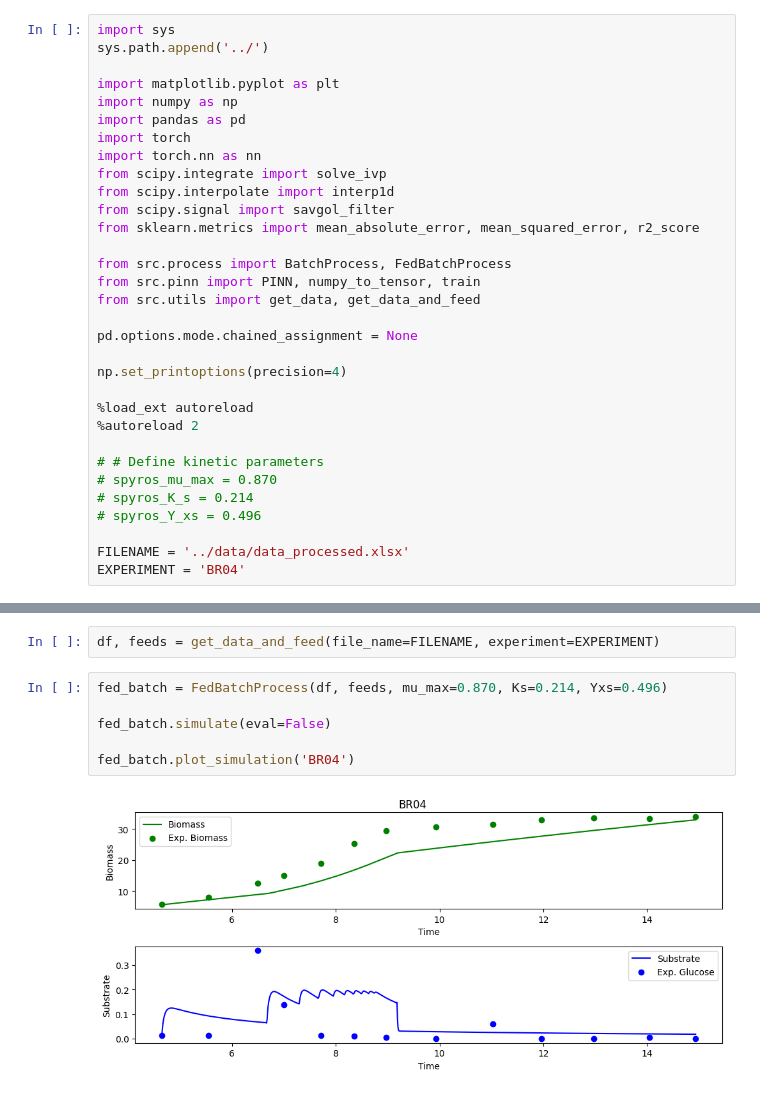
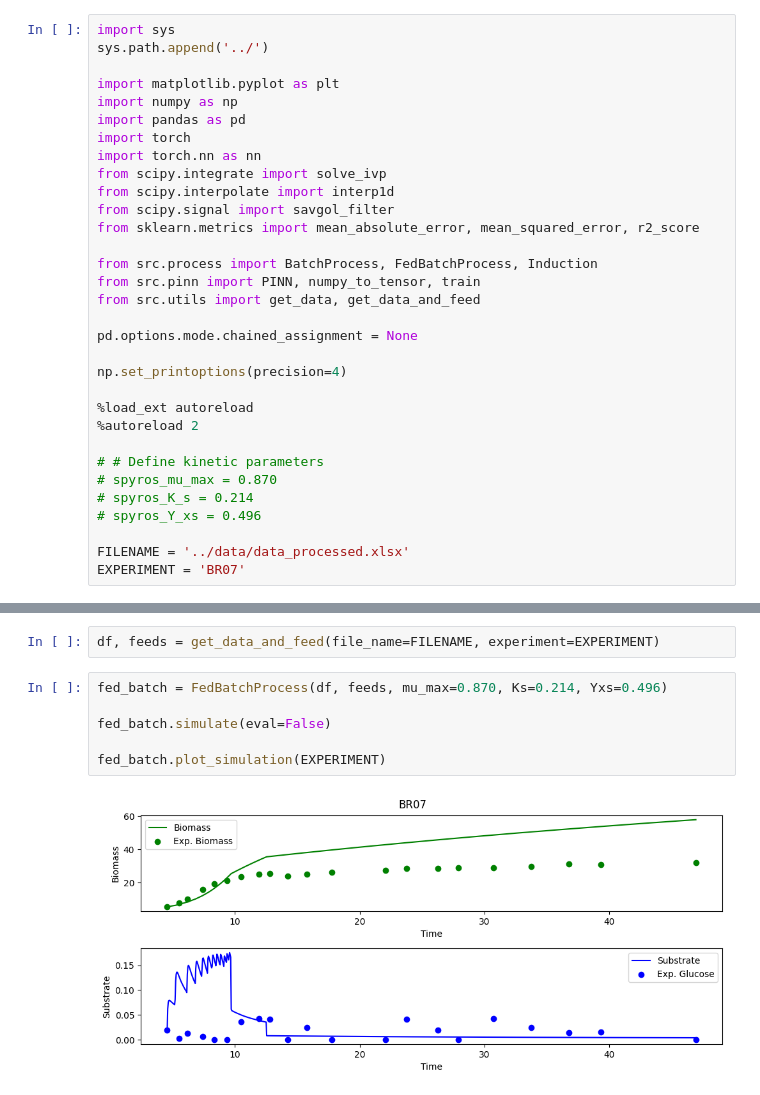
Before and after one commit to costasmexis/dynamic-modeling, a Jupyter notebook: notebooks/fed_batch.ipynb, the cells around one changed output, grey strips where cells are left out. Cells and saved outputs as stored; diff of their text form.

```diff
--- a/notebooks/fed_batch.ipynb
+++ b/notebooks/fed_batch.ipynb
@@ -12,7 +12,7 @@ from scipy.interpolate import interp1d
 from scipy.signal import savgol_filter
 from sklearn.metrics import mean_absolute_error, mean_squared_error, r2_score
 
-from src.process import BatchProcess, FedBatchProcess
+from src.process import BatchProcess, FedBatchProcess, Induction
 from src.pinn import PINN, numpy_to_tensor, train
 from src.utils import get_data, get_data_and_feed
 
@@ -29,7 +29,7 @@ np.set_printoptions(precision=4)
 # spyros_Y_xs = 0.496
 
 FILENAME = '../data/data_processed.xlsx'
-EXPERIMENT = 'BR04'
+EXPERIMENT = 'BR07'
 # %% [output]
 The autoreload extension is already loaded. To reload it, use:
   %reload_ext autoreload
@@ -38,8 +38,8 @@ df, feeds = get_data_and_feed(file_name=FILENAME, experiment=EXPERIMENT)
 # %%
 fed_batch = FedBatchProcess(df, feeds, mu_max=0.870, Ks=0.214, Yxs=0.496)
 
 fed_batch.simulate(eval=False)
 
-fed_batch.plot_simulation('BR04')
+fed_batch.plot_simulation(EXPERIMENT)
 # %% [output]
-[figure, old version]
+[figure, new version]
```
Also changed, not shown: parts of 1 cell of this notebook, 1 other file.
